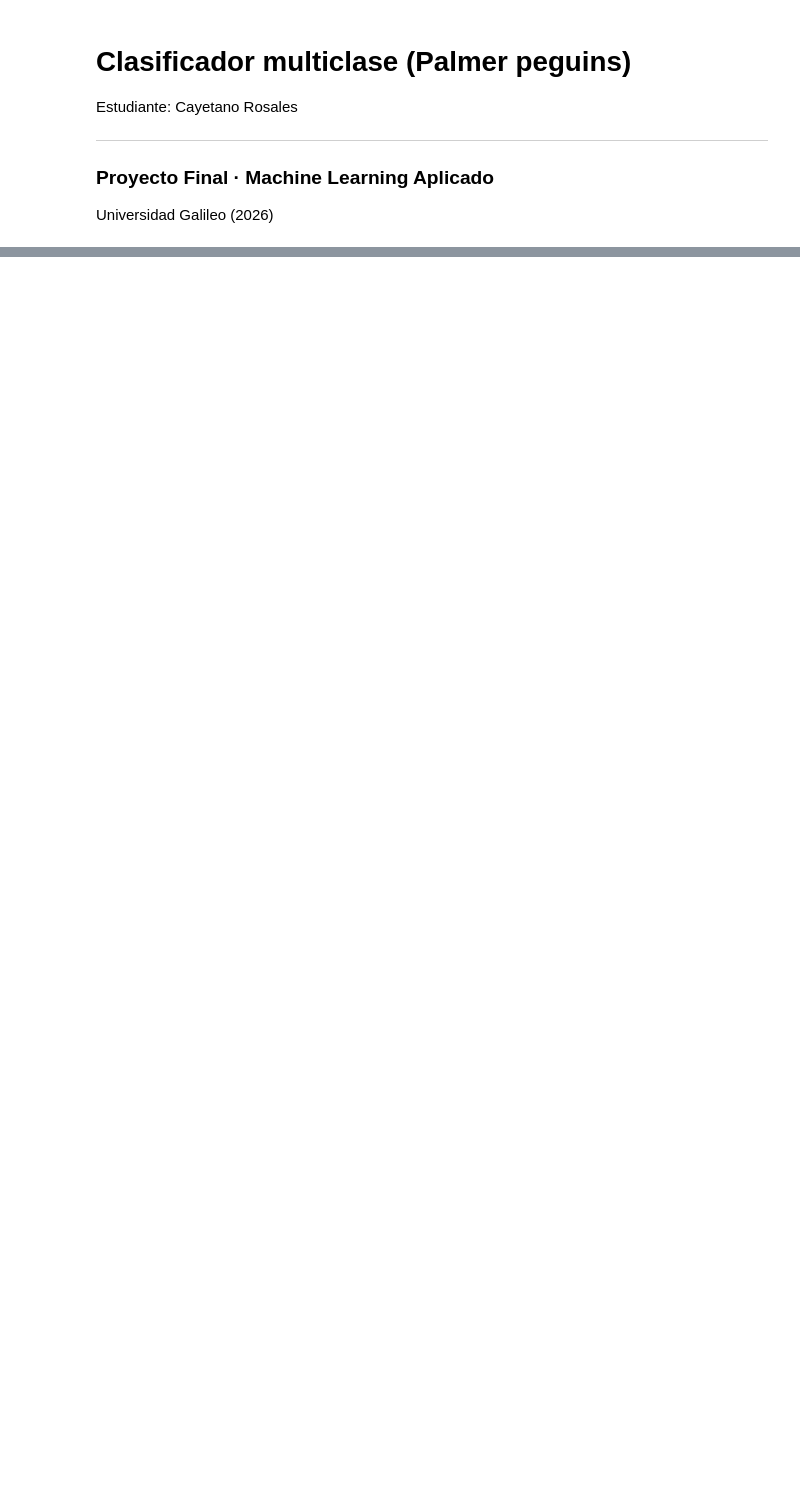
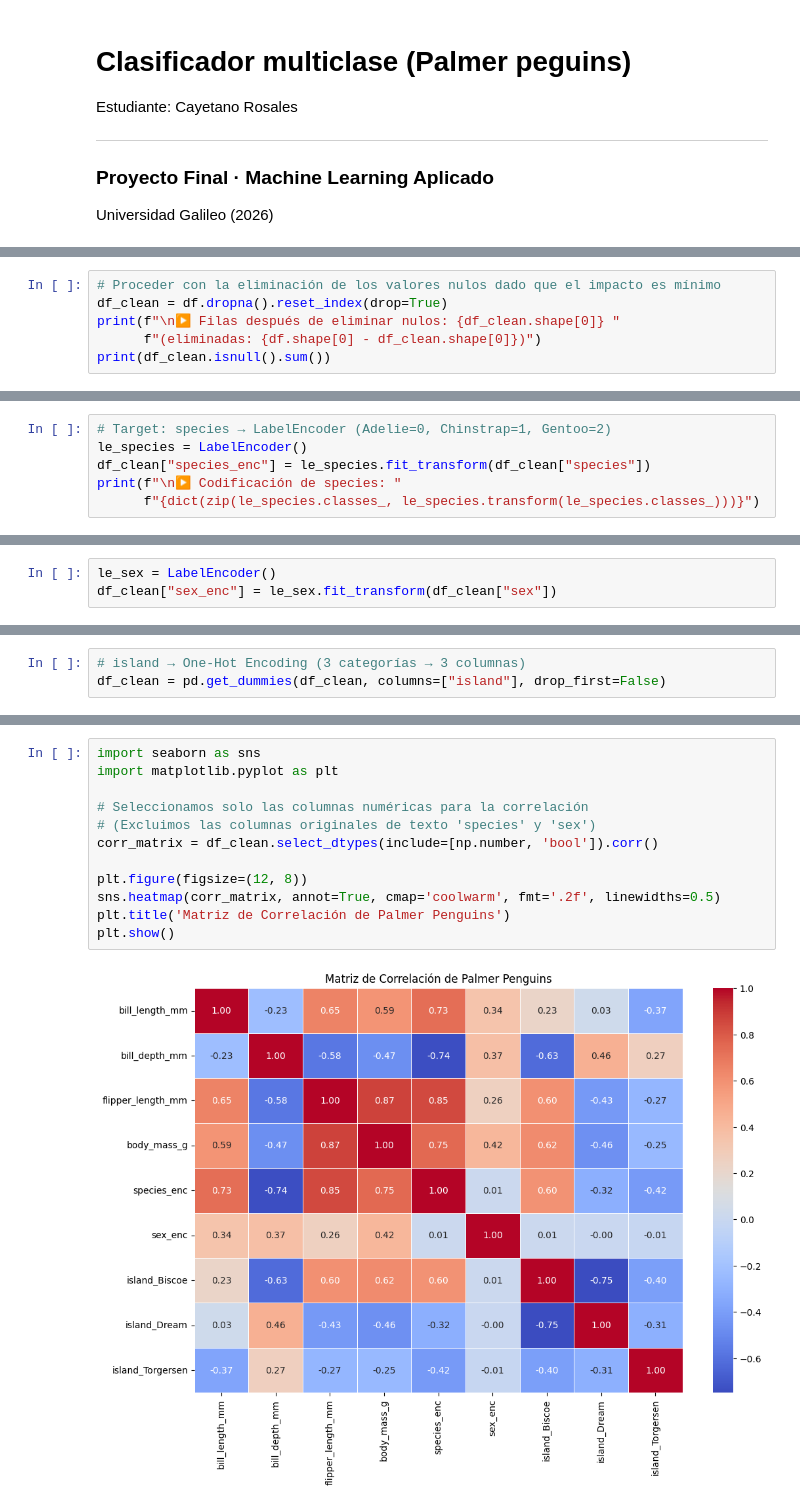
Before and after one commit to CayeRZ/proyecto-machine-learning-galileo, a Jupyter notebook: cayetano_clasificador_multiclase_ipynb.ipynb, the cells around one changed output, grey strips where cells are left out. Cells and saved outputs as stored; diff of their text form; blank space fills up the shorter version.

```diff
--- a/cayetano_clasificador_multiclase_ipynb.ipynb
+++ b/cayetano_clasificador_multiclase_ipynb.ipynb
@@ -18,0 +231,6 @@ La información del dataset es el siguiente:
+# %%
+# Proceder con la eliminación de los valores nulos dado que el impacto es mínimo
+df_clean = df.dropna().reset_index(drop=True)
+print(f"\n▶ Filas después de eliminar nulos: {df_clean.shape[0]} "
+      f"(eliminadas: {df.shape[0] - df_clean.shape[0]})")
+print(df_clean.isnull().sum())
@@ -18,0 +254,6 @@ La información del dataset es el siguiente:
+# %%
+# Target: species → LabelEncoder (Adelie=0, Chinstrap=1, Gentoo=2)
+le_species = LabelEncoder()
+df_clean["species_enc"] = le_species.fit_transform(df_clean["species"])
+print(f"\n▶ Codificación de species: "
+      f"{dict(zip(le_species.classes_, le_species.transform(le_species.classes_)))}")
@@ -18,0 +267,3 @@ La información del dataset es el siguiente:
+# %%
+le_sex = LabelEncoder()
+df_clean["sex_enc"] = le_sex.fit_transform(df_clean["sex"])
@@ -18,0 +273,3 @@ La información del dataset es el siguiente:
+# %%
+# island → One-Hot Encoding (3 categorías → 3 columnas)
+df_clean = pd.get_dummies(df_clean, columns=["island"], drop_first=False)
@@ -18,0 +290,14 @@ La información del dataset es el siguiente:
+# %%
+import seaborn as sns
+import matplotlib.pyplot as plt
+
+# Seleccionamos solo las columnas numéricas para la correlación
+# (Excluimos las columnas originales de texto 'species' y 'sex')
+corr_matrix = df_clean.select_dtypes(include=[np.number, 'bool']).corr()
+
+plt.figure(figsize=(12, 8))
+sns.heatmap(corr_matrix, annot=True, cmap='coolwarm', fmt='.2f', linewidths=0.5)
+plt.title('Matriz de Correlación de Palmer Penguins')
+plt.show()
+# %% [output]
+[figure, added]
```
Also changed, not shown: parts of 28 cells of this notebook.
